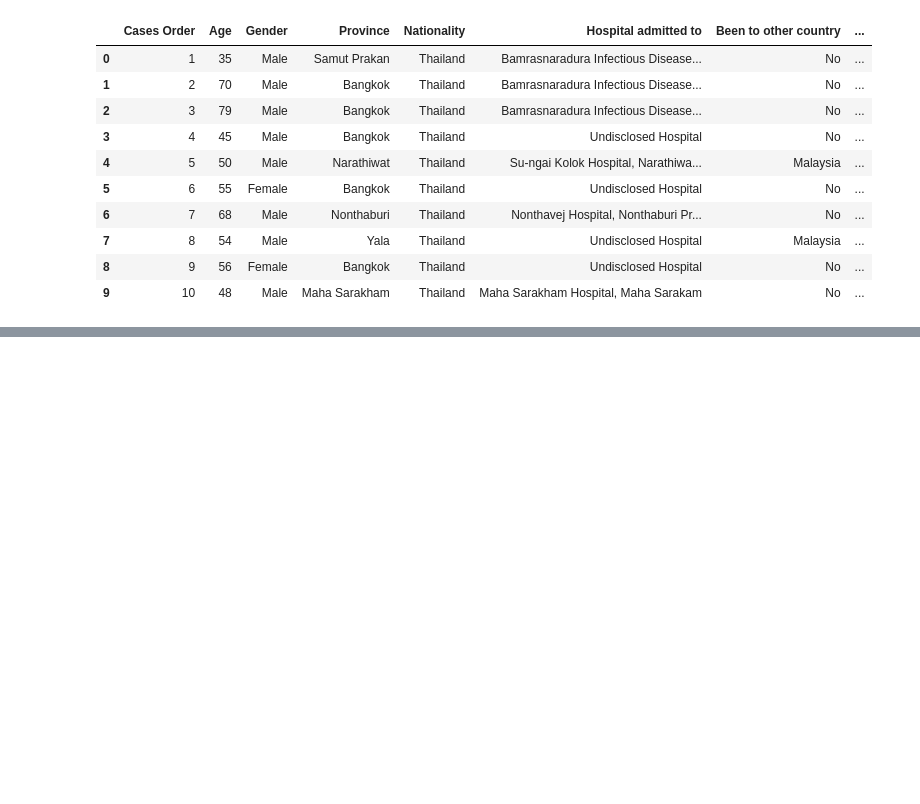
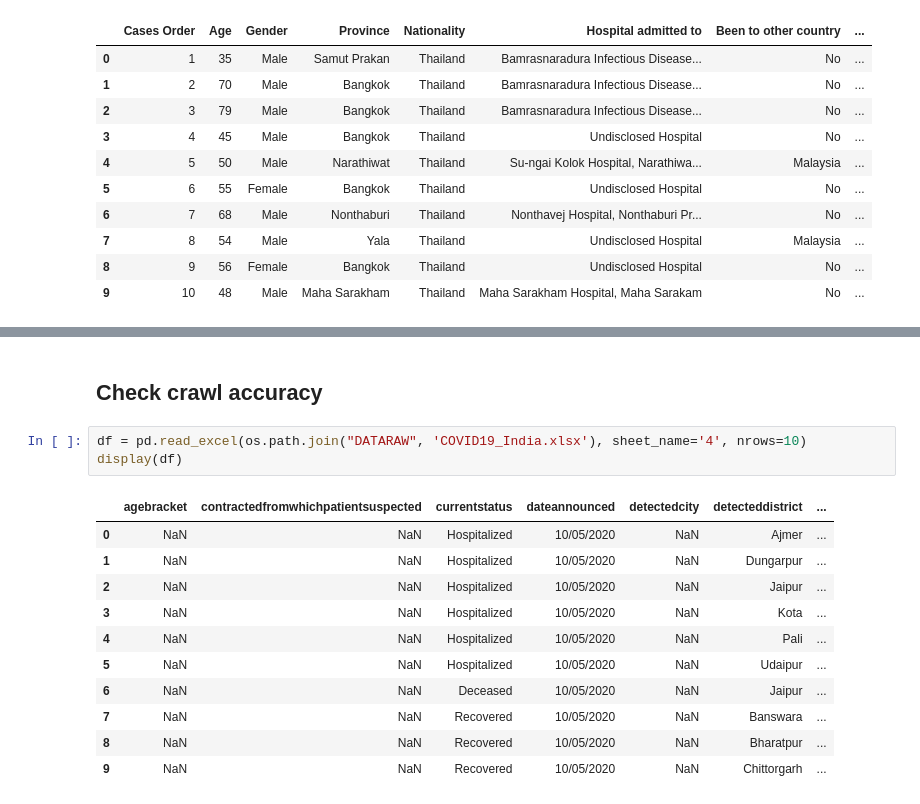
Before and after one commit to HAPRIvn/Open-Access-Data, a Jupyter notebook: Scripts/(1)COVID19_Data_Get.ipynb, the cells around one changed output, grey strips where cells are left out. Drawn from its saved outputs; the diff is of its cells as text; blank space fills up the shorter version.

```diff
--- a/Scripts/(1)COVID19_Data_Get.ipynb
+++ b/Scripts/(1)COVID19_Data_Get.ipynb
@@ -133,0 +292,17 @@ display(df)
+# %% [markdown]
+## Check crawl accuracy
+# %%
+df = pd.read_excel(os.path.join("DATARAW", 'COVID19_India.xlsx'), sheet_name='4', nrows=10)
+display(df)
+# %% [output]
+|  | agebracket | contractedfromwhichpatientsuspected | currentstatus | dateannounced | detectedcity | detecteddistrict | ... |
+| 0 | NaN | NaN | Hospitalized | 10/05/2020 | NaN | Ajmer | ... |
+| 1 | NaN | NaN | Hospitalized | 10/05/2020 | NaN | Dungarpur | ... |
+| 2 | NaN | NaN | Hospitalized | 10/05/2020 | NaN | Jaipur | ... |
+| 3 | NaN | NaN | Hospitalized | 10/05/2020 | NaN | Kota | ... |
+| 4 | NaN | NaN | Hospitalized | 10/05/2020 | NaN | Pali | ... |
+| 5 | NaN | NaN | Hospitalized | 10/05/2020 | NaN | Udaipur | ... |
+| 6 | NaN | NaN | Deceased | 10/05/2020 | NaN | Jaipur | ... |
+| 7 | NaN | NaN | Recovered | 10/05/2020 | NaN | Banswara | ... |
+| 8 | NaN | NaN | Recovered | 10/05/2020 | NaN | Bharatpur | ... |
+| 9 | NaN | NaN | Recovered | 10/05/2020 | NaN | Chittorgarh | ... |
```
Also changed, not shown: parts of 29 cells of this notebook, 15 other files.
